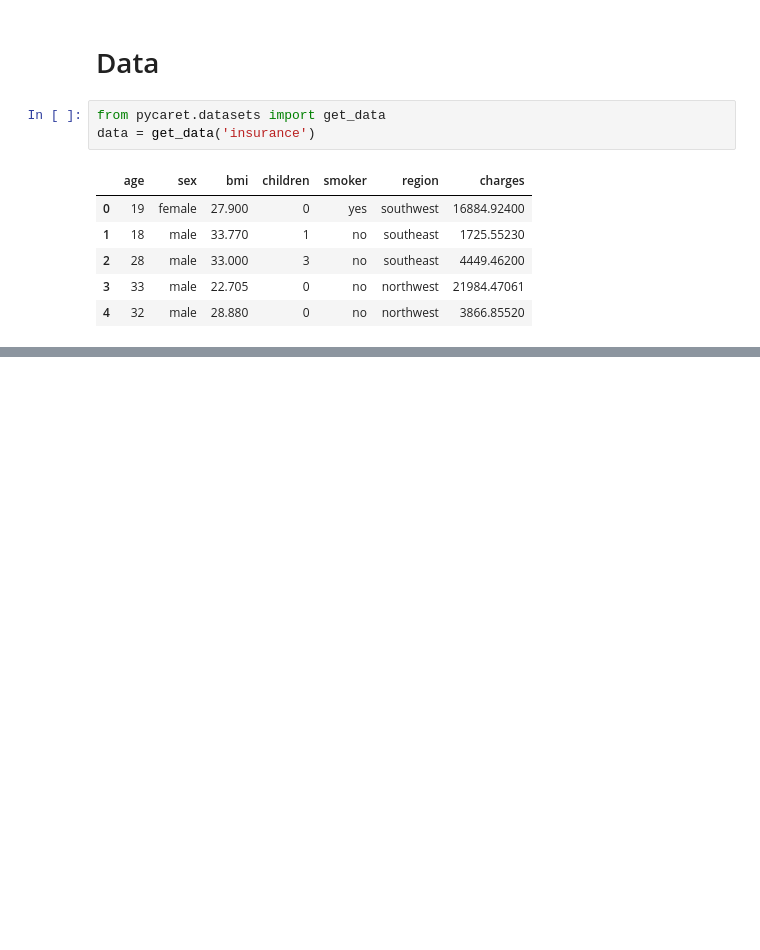
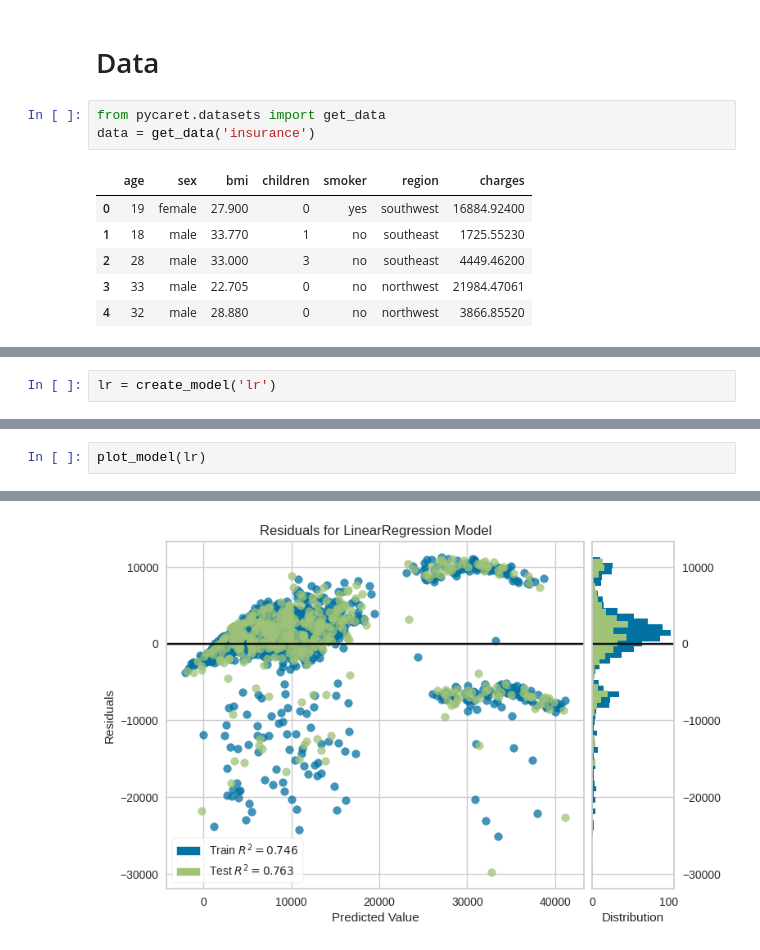
Before and after one commit to asishjose/Patient-Insurance-Charges-Prediction, a Jupyter notebook: notebook.ipynb, the cells around one changed output, grey strips where cells are left out. Drawn from its saved outputs; the diff is of its cells as text; blank space fills up the shorter version.

```diff
--- a/notebook.ipynb
+++ b/notebook.ipynb
@@ -12,0 +41,2 @@ data = get_data('insurance')
+# %%
+lr = create_model('lr')
@@ -12,0 +60,3 @@ data = get_data('insurance')
+# %%
+plot_model(lr)
+# %% [output]
@@ -12,0 +64 @@ data = get_data('insurance')
+[figure, added]
```
Also changed, not shown: parts of 11 cells of this notebook, 7 other files.
